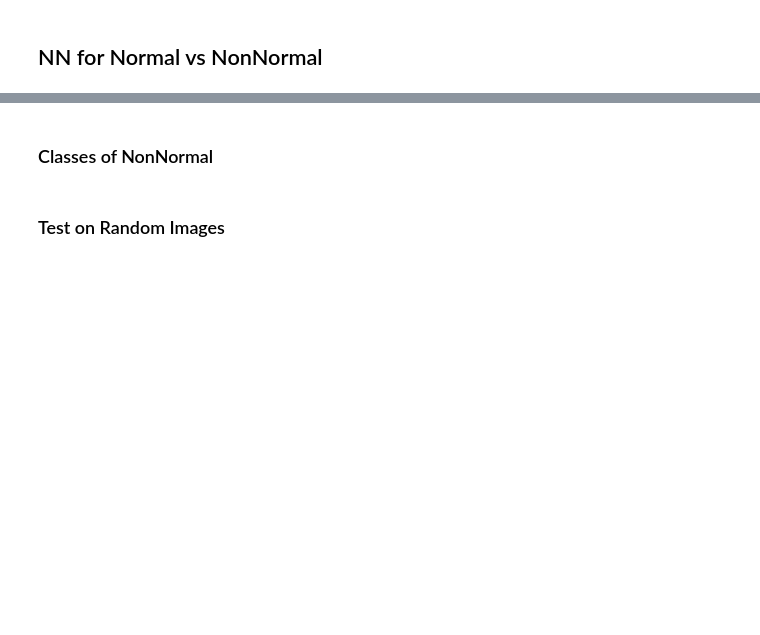
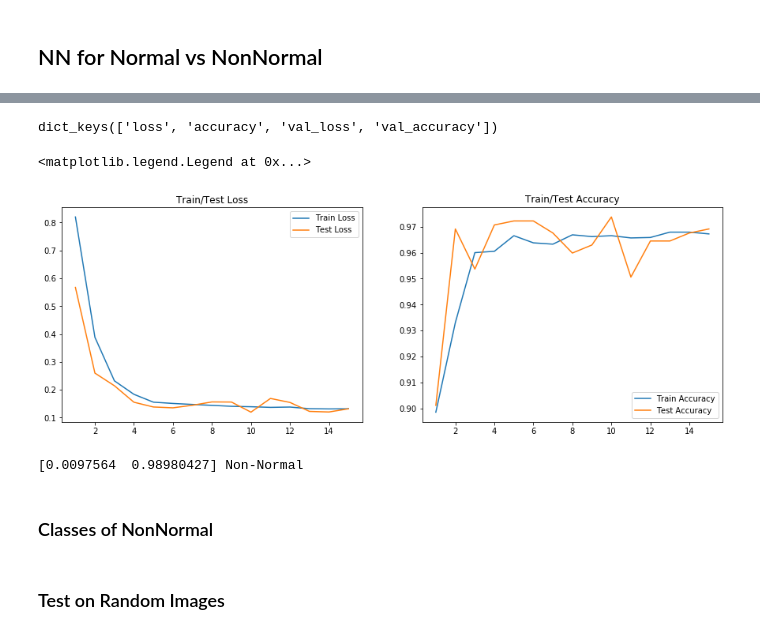
Before and after one commit to HeeebsInc/NN_Pneumonia_Detection, a Jupyter notebook: CNN2-Copy1.ipynb, the cells around one changed output, grey strips where cells are left out. Drawn from its saved outputs; the diff is of its cells as text; code cells hidden in the pictures; blank space fills up the shorter version.

```diff
--- a/CNN2-Copy1.ipynb
+++ b/CNN2-Copy1.ipynb
@@ -148,10 +228,34 @@ normal_history = normal_model.fit(x_train, y_train, epochs = epochs, batch_size
+# %%
+train_loss = normal_history.history['loss']
+train_acc = normal_history.history['accuracy']
+test_loss = normal_history.history['val_loss']
+test_acc = normal_history.history['val_accuracy']
+epochs = [i for i in range(1, len(test_acc)+1)]
+
+fig, ax = plt.subplots(1,2, figsize = (15,5))
+ax[0].plot(epochs, train_loss, label = 'Train Loss')
+ax[0].plot(epochs, test_loss, label = 'Test Loss')
+ax[0].set_title('Train/Test Loss')
+ax[0].legend()
+
+ax[1].plot(epochs, train_acc, label = 'Train Accuracy')
+ax[1].plot(epochs, test_acc, label = 'Test Accuracy')
+ax[1].set_title('Train/Test Accuracy')
+ax[1].legend()
+# %% [output]
+dict_keys(['loss', 'accuracy', 'val_loss', 'val_accuracy'])
+<matplotlib.legend.Legend at 0x...>
+[figure, added]
 # %%
+normal_model = get_conv_model_normal(img_type)
 normal_model.load_weights('models/NormalModelCheckpointWeights.h5')
-tester_img = get_image_value('TestImages/Fungal.jpg', 'grey')
+tester_img = get_image_value('TestImages/Normal6.jpg', img_type)
 if img_type == 'grey':
     tester_img = np.reshape(tester_img, (1,28,28,1))
 else:
-    tester_img = np.reshape(tester_img, (1, 28,28,3))
+    tester_img = np.reshape(tester_img, (1,28,28,3))
 normal_order = ['Normal', 'Non-Normal']
 normal_predict = normal_model.predict(tester_img).squeeze()
 print(normal_predict,normal_order[np.argmax(normal_predict)])
+# %% [output]
+[0.0097564  0.98980427] Non-Normal
```
Also changed, not shown: parts of 12 cells of this notebook, 2 other files.
